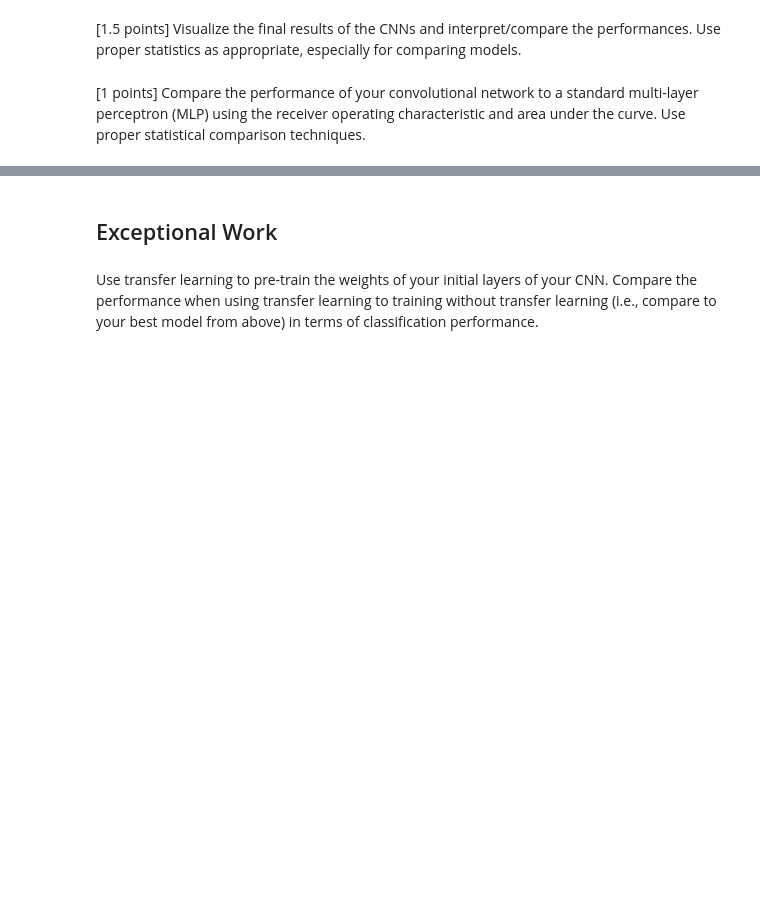
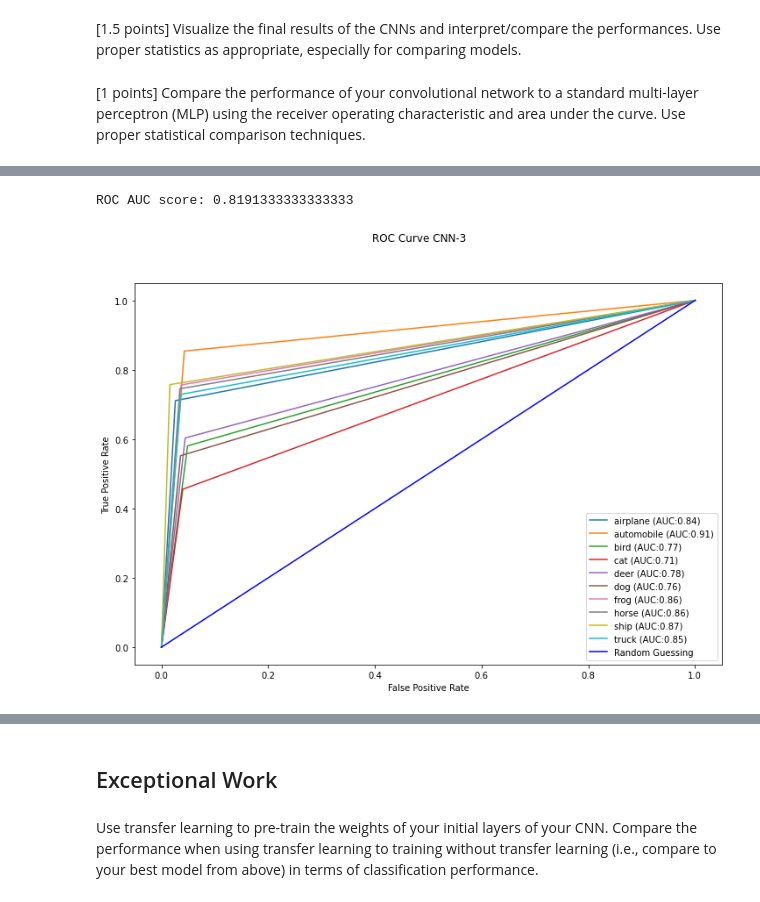
Before and after one commit to lukedemaio/MLLab06, a Jupyter notebook: Lab 6.ipynb, the cells around one changed output, grey strips where cells are left out. Drawn from its saved outputs; the diff is of its cells as text; code cells hidden in the pictures; blank space fills up the shorter version.

```diff
--- a/Lab 6.ipynb
+++ b/Lab 6.ipynb
@@ -526,0 +534,4 @@ compare_mlp_cnn(cnn1,cnn3,X_test,y_test,label_names)
+# %%
+ypred3 = cnn3.predict(X_train)
+ypred3 = ypred3.argmax(axis=-1)
+ypred3
@@ -526,0 +610,11 @@ compare_mlp_cnn(cnn1,cnn3,X_test,y_test,label_names)
+# %%
+fig, c_ax = plt.subplots(1,1, figsize = (12, 8))
+print('ROC AUC score:', multiclass_roc_auc_score(ytrain, ypred3))
+fig.suptitle('ROC Curve CNN-3')
+c_ax.legend()
+c_ax.set_xlabel('False Positive Rate')
+c_ax.set_ylabel('True Positive Rate')
+plt.show()
+# %% [output]
+ROC AUC score: 0.8191333333333333
+[figure, added]
```
Also changed, not shown: parts of 47 cells of this notebook.
